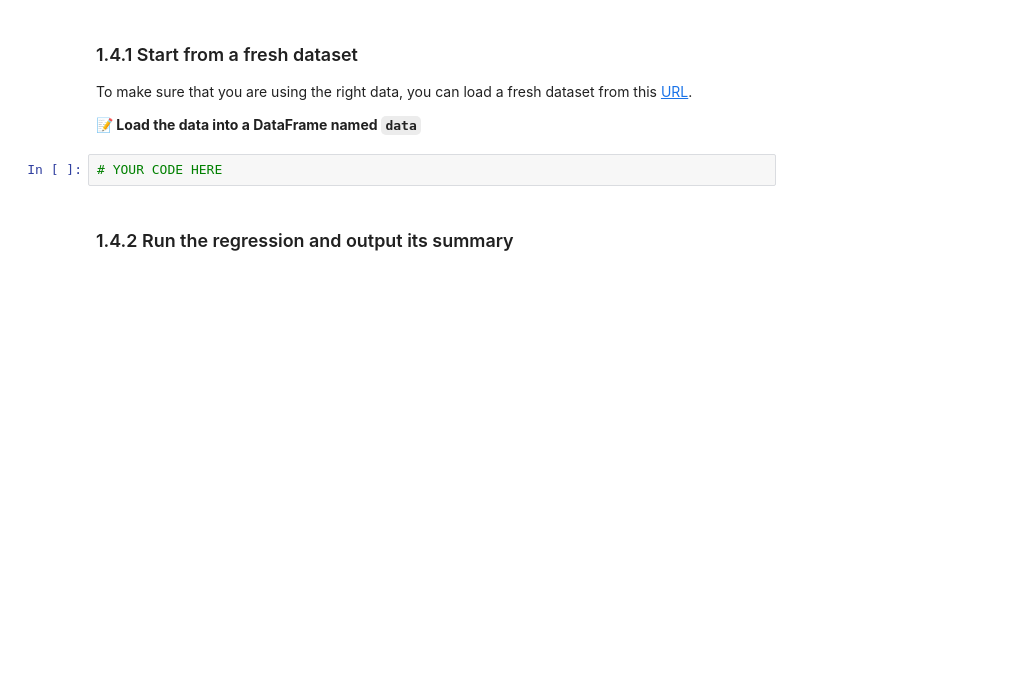
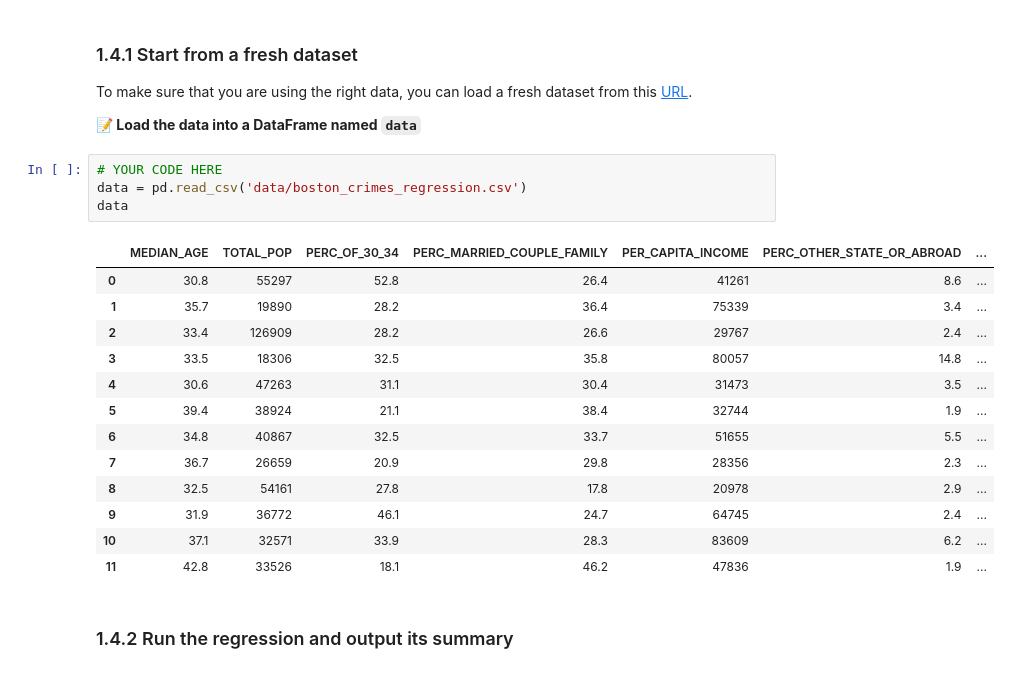
Before and after one commit to Alexey-Nick-Novikov/data-certification-exam, a Jupyter notebook: decision_science/boston_crimes.ipynb, the cells around one changed output. Saved outputs shown, nothing was run; the diff lists cells and outputs as text; blank space fills up the shorter version.

Commit message:
Linear regression with Statsmodels

```diff
--- a/decision_science/boston_crimes.ipynb
+++ b/decision_science/boston_crimes.ipynb
@@ -191,6 +190,22 @@ To make sure that you are using the right data, you can load a fresh dataset fro
 **📝 Load the data into a DataFrame named `data`**
 # %%
 # YOUR CODE HERE
+data = pd.read_csv('data/boston_crimes_regression.csv')
+data
+# %% [output]
+|  | MEDIAN_AGE | TOTAL_POP | PERC_OF_30_34 | PERC_MARRIED_COUPLE_FAMILY | PER_CAPITA_INCOME | PERC_OTHER_STATE_OR_ABROAD | ... |
+| 0 | 30.8 | 55297 | 52.8 | 26.4 | 41261 | 8.6 | ... |
+| 1 | 35.7 | 19890 | 28.2 | 36.4 | 75339 | 3.4 | ... |
+| 2 | 33.4 | 126909 | 28.2 | 26.6 | 29767 | 2.4 | ... |
+| 3 | 33.5 | 18306 | 32.5 | 35.8 | 80057 | 14.8 | ... |
+| 4 | 30.6 | 47263 | 31.1 | 30.4 | 31473 | 3.5 | ... |
+| 5 | 39.4 | 38924 | 21.1 | 38.4 | 32744 | 1.9 | ... |
+| 6 | 34.8 | 40867 | 32.5 | 33.7 | 51655 | 5.5 | ... |
+| 7 | 36.7 | 26659 | 20.9 | 29.8 | 28356 | 2.3 | ... |
+| 8 | 32.5 | 54161 | 27.8 | 17.8 | 20978 | 2.9 | ... |
+| 9 | 31.9 | 36772 | 46.1 | 24.7 | 64745 | 2.4 | ... |
+| 10 | 37.1 | 32571 | 33.9 | 28.3 | 83609 | 6.2 | ... |
+| 11 | 42.8 | 33526 | 18.1 | 46.2 | 47836 | 1.9 | ... |
 # %% [markdown]
 ### 1.4.2 Run the regression and output its summary
 # %% [markdown]
```
Also changed, not shown: parts of 4 cells of this notebook, 1 other file.
